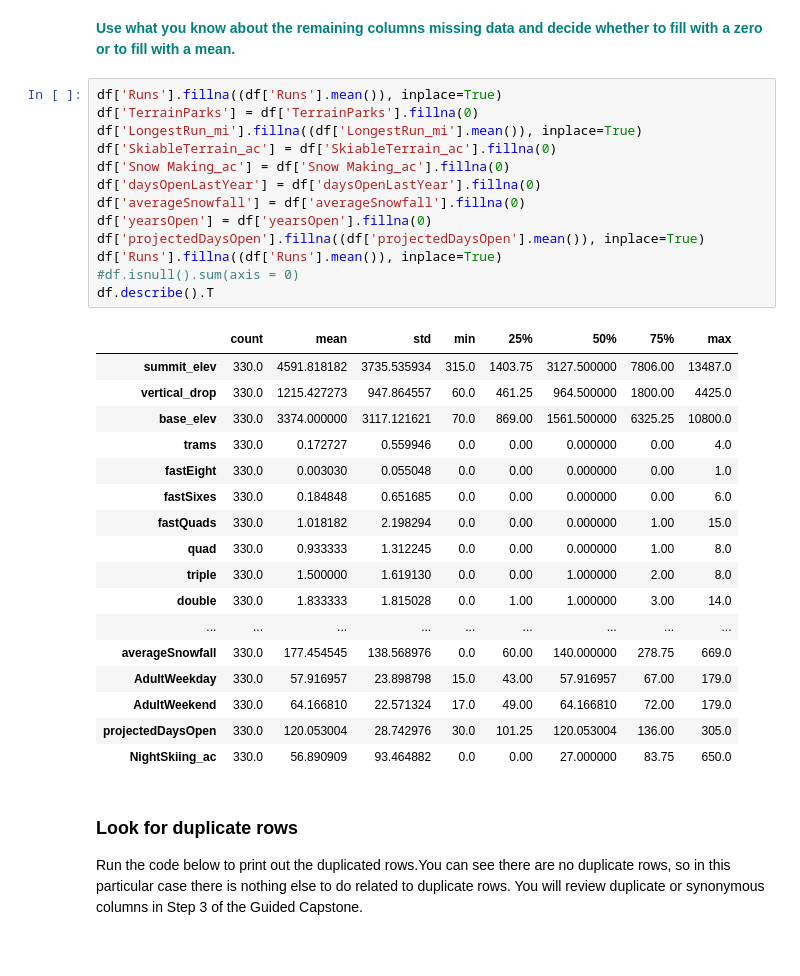
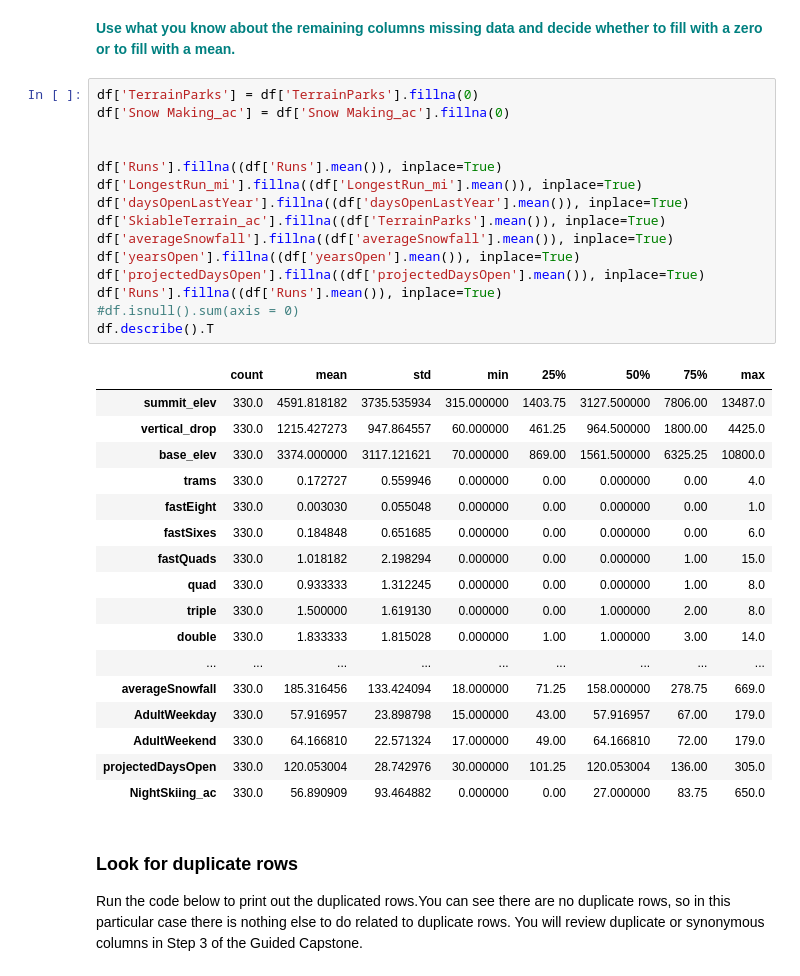
Before and after one commit to ddddaisi/Guided_Capstone, a Jupyter notebook: Notebook_steptwo.ipynb, the cells around one changed output. Saved outputs shown, nothing was run; the diff lists cells and outputs as text.

```diff
--- a/Notebook_steptwo.ipynb
+++ b/Notebook_steptwo.ipynb
@@ -399,36 +399,38 @@ df['AdultWeekend'].fillna((df['AdultWeekend'].mean()), inplace=True)
 # %% [markdown]
 <font color='teal'> **Use what you know about the remaining columns missing data and decide whether to fill with a zero or to fill with a mean.**</font>
 # %%
+df['TerrainParks'] = df['TerrainParks'].fillna(0)
+df['Snow Making_ac'] = df['Snow Making_ac'].fillna(0)
+
+
 df['Runs'].fillna((df['Runs'].mean()), inplace=True)
-df['TerrainParks'] = df['TerrainParks'].fillna(0)
 df['LongestRun_mi'].fillna((df['LongestRun_mi'].mean()), inplace=True)
-df['SkiableTerrain_ac'] = df['SkiableTerrain_ac'].fillna(0)
-df['Snow Making_ac'] = df['Snow Making_ac'].fillna(0)
-df['daysOpenLastYear'] = df['daysOpenLastYear'].fillna(0)
-df['averageSnowfall'] = df['averageSnowfall'].fillna(0)
-df['yearsOpen'] = df['yearsOpen'].fillna(0)
+df['daysOpenLastYear'].fillna((df['daysOpenLastYear'].mean()), inplace=True)
+df['SkiableTerrain_ac'].fillna((df['TerrainParks'].mean()), inplace=True)
+df['averageSnowfall'].fillna((df['averageSnowfall'].mean()), inplace=True)
+df['yearsOpen'].fillna((df['yearsOpen'].mean()), inplace=True)
 df['projectedDaysOpen'].fillna((df['projectedDaysOpen'].mean()), inplace=True)
 df['Runs'].fillna((df['Runs'].mean()), inplace=True)
 #df.isnull().sum(axis = 0)
 df.describe().T
 # %% [output]
 |  | count | mean | std | min | 25% | 50% | 75% | max |
-| summit_elev | 330.0 | 4591.818182 | 3735.535934 | 315.0 | 1403.75 | 3127.500000 | 7806.00 | 13487.0 |
-| vertical_drop | 330.0 | 1215.427273 | 947.864557 | 60.0 | 461.25 | 964.500000 | 1800.00 | 4425.0 |
-| base_elev | 330.0 | 3374.000000 | 3117.121621 | 70.0 | 869.00 | 1561.500000 | 6325.25 | 10800.0 |
-| trams | 330.0 | 0.172727 | 0.559946 | 0.0 | 0.00 | 0.000000 | 0.00 | 4.0 |
-| fastEight | 330.0 | 0.003030 | 0.055048 | 0.0 | 0.00 | 0.000000 | 0.00 | 1.0 |
-| fastSixes | 330.0 | 0.184848 | 0.651685 | 0.0 | 0.00 | 0.000000 | 0.00 | 6.0 |
-| fastQuads | 330.0 | 1.018182 | 2.198294 | 0.0 | 0.00 | 0.000000 | 1.00 | 15.0 |
-| quad | 330.0 | 0.933333 | 1.312245 | 0.0 | 0.00 | 0.000000 | 1.00 | 8.0 |
-| triple | 330.0 | 1.500000 | 1.619130 | 0.0 | 0.00 | 1.000000 | 2.00 | 8.0 |
-| double | 330.0 | 1.833333 | 1.815028 | 0.0 | 1.00 | 1.000000 | 3.00 | 14.0 |
+| summit_elev | 330.0 | 4591.818182 | 3735.535934 | 315.000000 | 1403.75 | 3127.500000 | 7806.00 | 13487.0 |
+| vertical_drop | 330.0 | 1215.427273 | 947.864557 | 60.000000 | 461.25 | 964.500000 | 1800.00 | 4425.0 |
+| base_elev | 330.0 | 3374.000000 | 3117.121621 | 70.000000 | 869.00 | 1561.500000 | 6325.25 | 10800.0 |
+| trams | 330.0 | 0.172727 | 0.559946 | 0.000000 | 0.00 | 0.000000 | 0.00 | 4.0 |
+| fastEight | 330.0 | 0.003030 | 0.055048 | 0.000000 | 0.00 | 0.000000 | 0.00 | 1.0 |
+| fastSixes | 330.0 | 0.184848 | 0.651685 | 0.000000 | 0.00 | 0.000000 | 0.00 | 6.0 |
+| fastQuads | 330.0 | 1.018182 | 2.198294 | 0.000000 | 0.00 | 0.000000 | 1.00 | 15.0 |
+| quad | 330.0 | 0.933333 | 1.312245 | 0.000000 | 0.00 | 0.000000 | 1.00 | 8.0 |
+| triple | 330.0 | 1.500000 | 1.619130 | 0.000000 | 0.00 | 1.000000 | 2.00 | 8.0 |
+| double | 330.0 | 1.833333 | 1.815028 | 0.000000 | 1.00 | 1.000000 | 3.00 | 14.0 |
 | ... | ... | ... | ... | ... | ... | ... | ... | ... |
-| averageSnowfall | 330.0 | 177.454545 | 138.568976 | 0.0 | 60.00 | 140.000000 | 278.75 | 669.0 |
-| AdultWeekday | 330.0 | 57.916957 | 23.898798 | 15.0 | 43.00 | 57.916957 | 67.00 | 179.0 |
-| AdultWeekend | 330.0 | 64.166810 | 22.571324 | 17.0 | 49.00 | 64.166810 | 72.00 | 179.0 |
-| projectedDaysOpen | 330.0 | 120.053004 | 28.742976 | 30.0 | 101.25 | 120.053004 | 136.00 | 305.0 |
-| NightSkiing_ac | 330.0 | 56.890909 | 93.464882 | 0.0 | 0.00 | 27.000000 | 83.75 | 650.0 |
+| averageSnowfall | 330.0 | 185.316456 | 133.424094 | 18.000000 | 71.25 | 158.000000 | 278.75 | 669.0 |
+| AdultWeekday | 330.0 | 57.916957 | 23.898798 | 15.000000 | 43.00 | 57.916957 | 67.00 | 179.0 |
+| AdultWeekend | 330.0 | 64.166810 | 22.571324 | 17.000000 | 49.00 | 64.166810 | 72.00 | 179.0 |
+| projectedDaysOpen | 330.0 | 120.053004 | 28.742976 | 30.000000 | 101.25 | 120.053004 | 136.00 | 305.0 |
+| NightSkiing_ac | 330.0 | 56.890909 | 93.464882 | 0.000000 | 0.00 | 27.000000 | 83.75 | 650.0 |
 # %% [markdown]
 ### Look for duplicate rows
 Run the code below to print out the duplicated rows.You can see there are no duplicate rows, so in this particular case there is nothing else to do related to duplicate rows. You will review duplicate or synonymous columns in Step 3 of the Guided Capstone.
```
Also changed, not shown: parts of 3 cells of this notebook, 1 other file.
